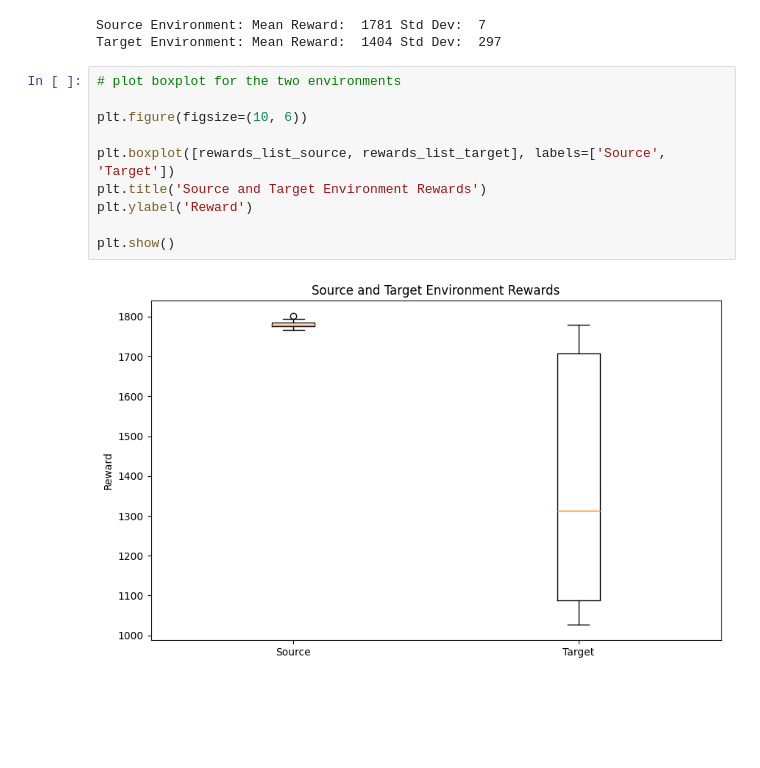
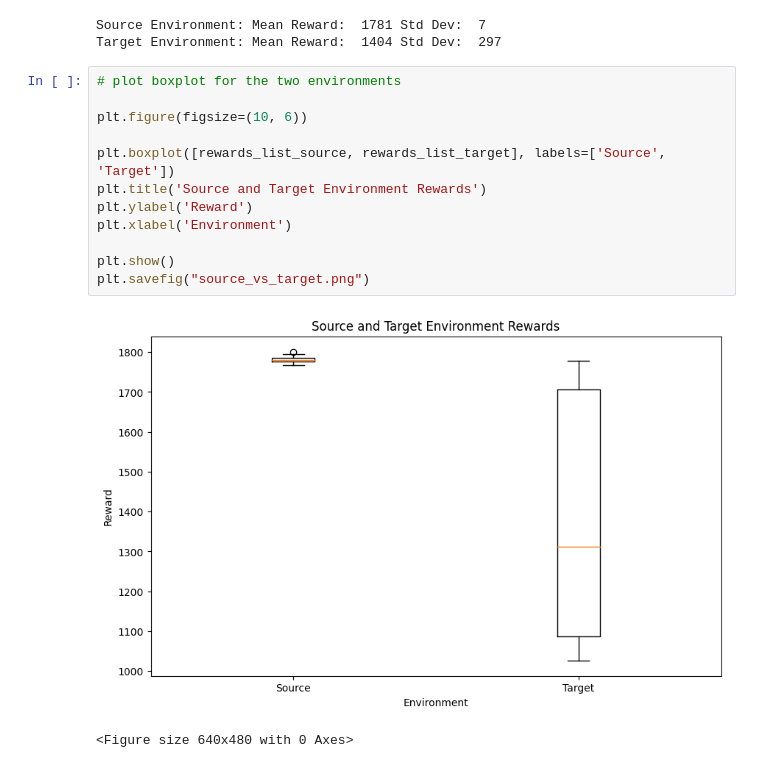
Before and after one commit to alibehlooie/RL, a Jupyter notebook: SAC.ipynb, the cells around one changed output. Cells and saved outputs as stored; diff of their text form; blank space fills up the shorter version.

Commit message:
images

```diff
--- a/SAC.ipynb
+++ b/SAC.ipynb
@@ -161,12 +164,15 @@ Target Environment: Mean Reward:  1404 Std Dev:  297
 # %%
 # plot boxplot for the two environments
 
 plt.figure(figsize=(10, 6))
 
 plt.boxplot([rewards_list_source, rewards_list_target], labels=['Source', 'Target'])
 plt.title('Source and Target Environment Rewards')
 plt.ylabel('Reward')
+plt.xlabel('Environment')
 
 plt.show()
+plt.savefig("source_vs_target.png")
 # %% [output]
-[figure, old version]
+[figure, new version]
+<Figure size 640x480 with 0 Axes>
```
Also changed, not shown: parts of 7 cells of this notebook, 10 other files.
